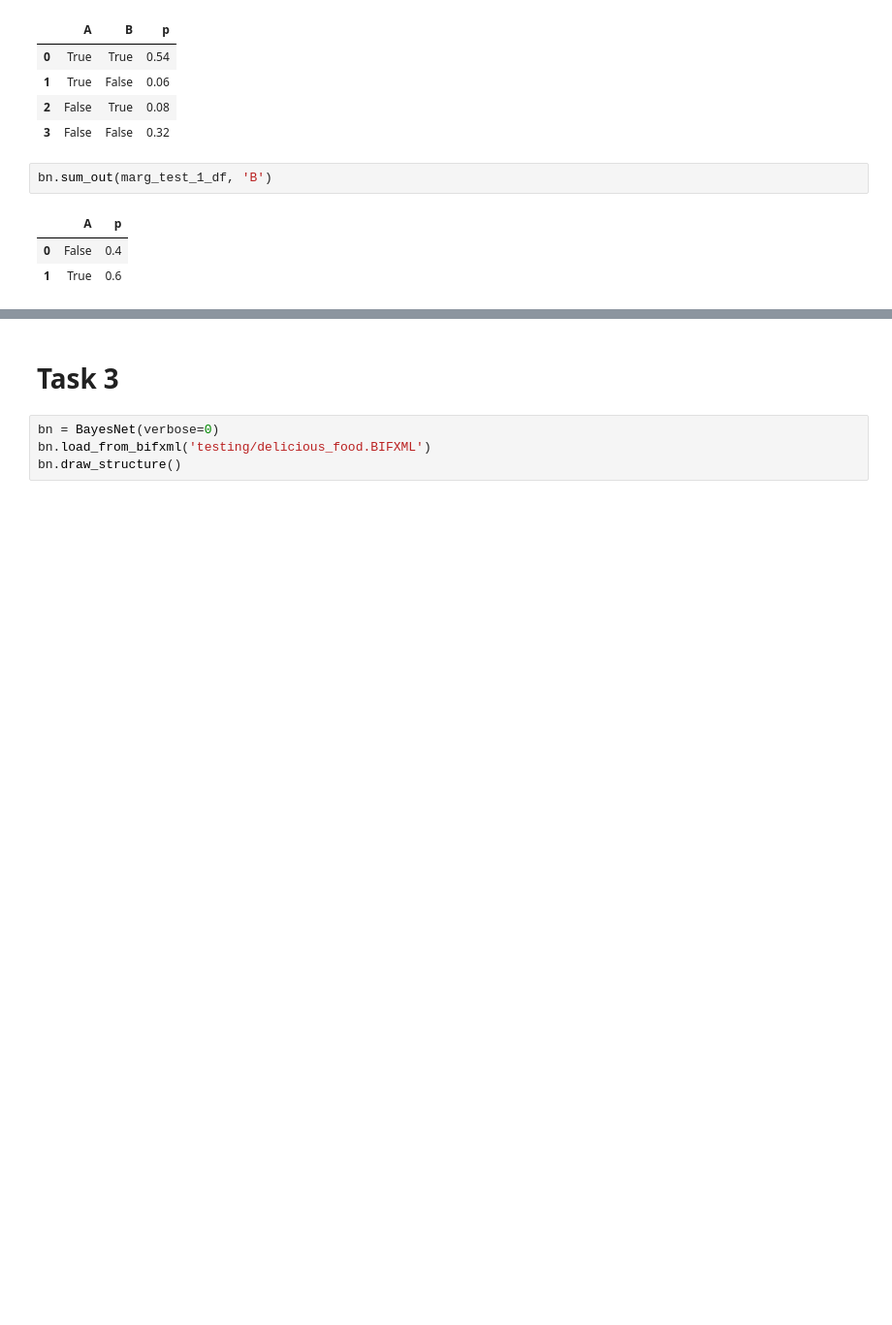
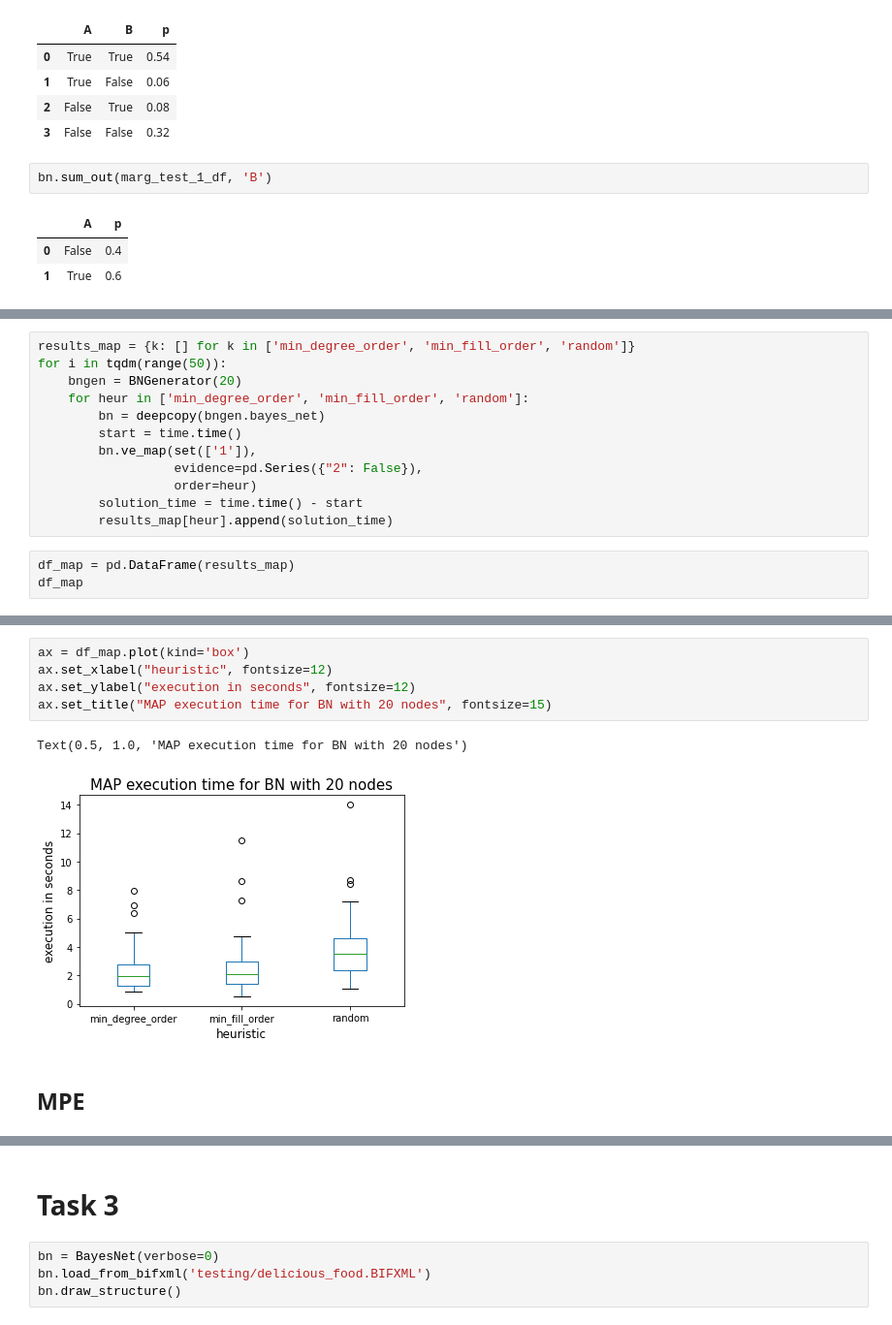
Before and after one commit to OlegBEZb/KR21_project2, a Jupyter notebook: KR_assignment_2.ipynb, the cells around one changed output, grey strips where cells are left out. Shown: that part at 97% size. Drawn from its saved outputs; the diff is of its cells as text; blank space fills up the shorter version.

```diff
--- a/KR_assignment_2.ipynb
+++ b/KR_assignment_2.ipynb
@@ -295,0 +247,15 @@ for path in nx.all_simple_paths(bn.structure_unidirected, 'bowel-problem', ['lig
+# %%
+results_map = {k: [] for k in ['min_degree_order', 'min_fill_order', 'random']}
+for i in tqdm(range(50)):
+    bngen = BNGenerator(20)
+    for heur in ['min_degree_order', 'min_fill_order', 'random']:
+        bn = deepcopy(bngen.bayes_net)
+        start = time.time()
+        bn.ve_map(set(['1']),
+                  evidence=pd.Series({"2": False}),
+                  order=heur)
+        solution_time = time.time() - start
+        results_map[heur].append(solution_time)
+# %%
+df_map = pd.DataFrame(results_map)
+df_map
@@ -295,0 +294,10 @@ for path in nx.all_simple_paths(bn.structure_unidirected, 'bowel-problem', ['lig
+# %%
+ax = df_map.plot(kind='box')
+ax.set_xlabel("heuristic", fontsize=12)
+ax.set_ylabel("execution in seconds", fontsize=12)
+ax.set_title("MAP execution time for BN with 20 nodes", fontsize=15)
+# %% [output]
+Text(0.5, 1.0, 'MAP execution time for BN with 20 nodes')
+[figure, added]
+# %% [markdown]
+## MPE
```
Also changed, not shown: parts of 43 cells of this notebook, 4 other files.
